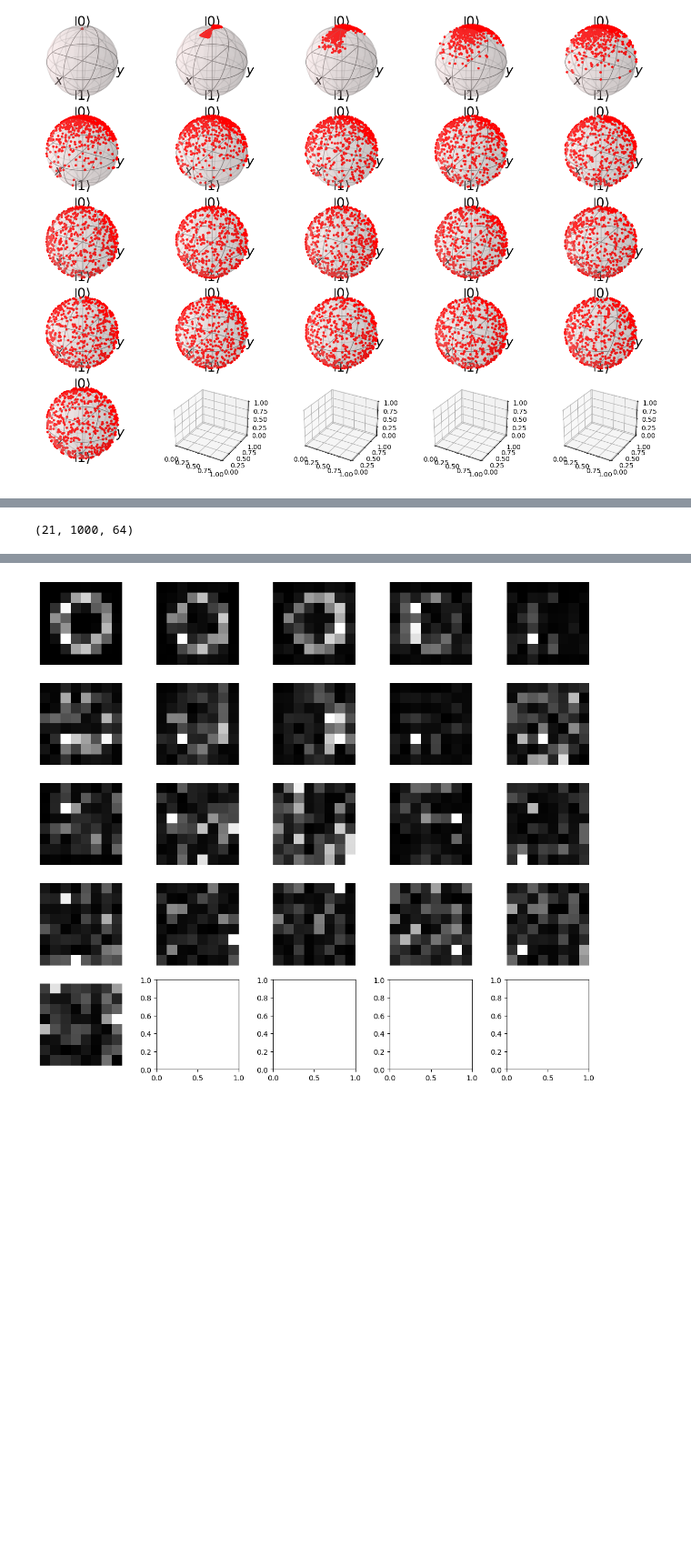
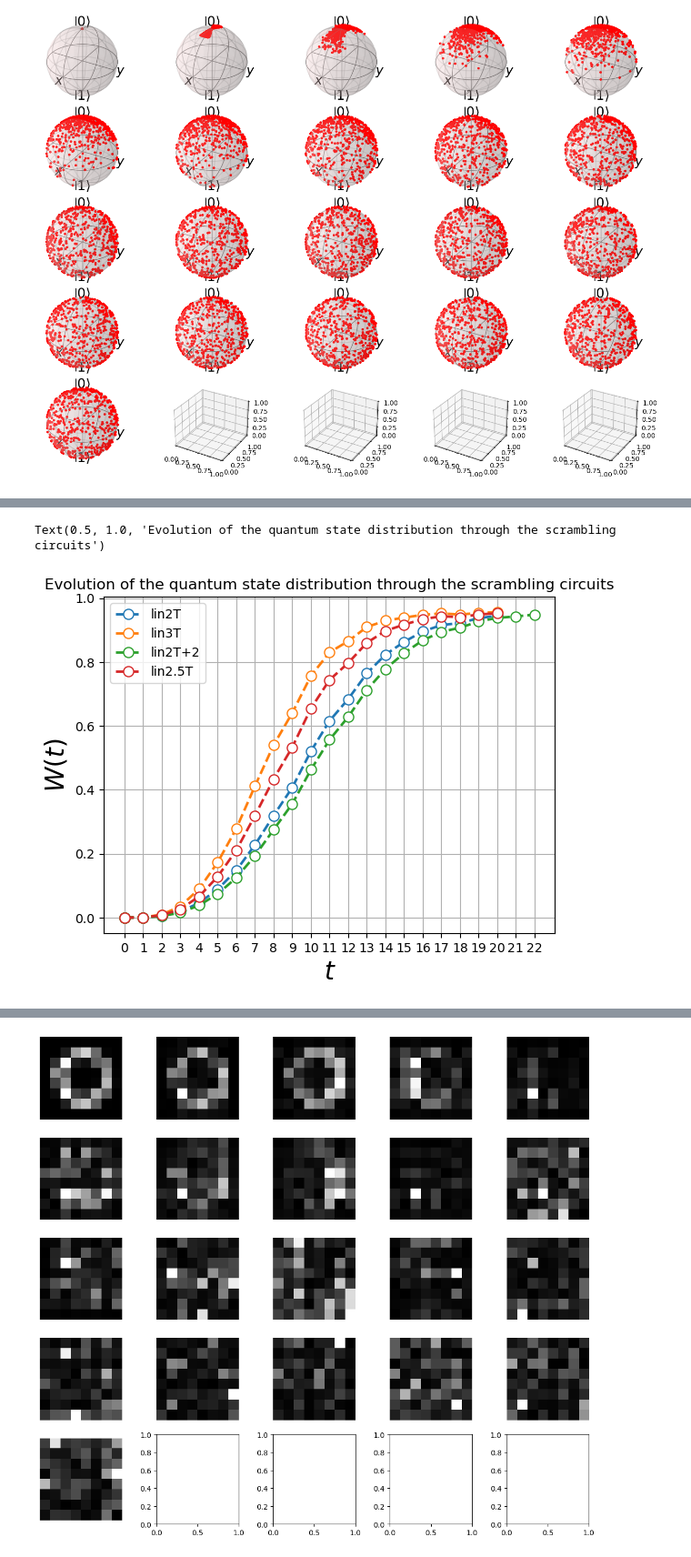
Before and after one commit to alapena/QuantGenMdl, a Jupyter notebook: visualize_noising.ipynb, the cells around one changed output, grey strips where cells are left out. Shown at 91% size. Saved outputs shown, nothing was run; the diff lists cells and outputs as text; code cells hidden in the pictures; blank space fills up the shorter version.

```diff
--- a/visualize_noising.ipynb
+++ b/visualize_noising.ipynb
@@ -75,4 +73,37 @@ Text(0.5, 1.0, 'Evolution of the quantum state distribution through the scrambli
-# %%
-diffused_states.shape
-# %% [output]
-(21, 1000, 64)
+# %%
+# Compare schedules
+n_timesteps = 20
+dir, filename = get_path(config, type='wassdistforward', diffusion_schedule='linear', n_data=n_data, n_pixels=n_pixels, n_qubits=n_qubits, n_timesteps=n_timesteps)
+wass1 = np.load(dir / filename)
+dir, filename = get_path(config, type='wassdistforward', diffusion_schedule='pow6', n_data=n_data, n_pixels=n_pixels, n_qubits=n_qubits, n_timesteps=n_timesteps)
+wass2 = np.load(dir / filename)
+dir, filename = get_path(config, type='wassdistforward', diffusion_schedule='pow100', n_data=n_data, n_pixels=n_pixels, n_qubits=n_qubits, n_timesteps=n_timesteps)
+wass3 = np.load(dir / filename)
+dir, filename = get_path(config, type='wassdistforward', diffusion_schedule='powint4', n_data=n_data, n_pixels=n_pixels, n_qubits=n_qubits, n_timesteps=n_timesteps)
+wass4 = np.load(dir / filename)
+dir, filename = get_path(config, type='wassdistforward', diffusion_schedule='lin2T', n_data=n_data, n_pixels=n_pixels, n_qubits=n_qubits, n_timesteps=n_timesteps)
+wass5 = np.load(dir / filename)
+dir, filename = get_path(config, type='wassdistforward', diffusion_schedule='lin3T', n_data=n_data, n_pixels=n_pixels, n_qubits=n_qubits, n_timesteps=n_timesteps)
+wass6 = np.load(dir / filename)
+dir, filename = get_path(config, type='wassdistforward', diffusion_schedule='lin2T', n_data=n_data, n_pixels=n_pixels, n_qubits=n_qubits, n_timesteps=n_timesteps+2)
+wass7 = np.load(dir / filename)
+dir, filename = get_path(config, type='wassdistforward', diffusion_schedule='lin2.5T', n_data=n_data, n_pixels=n_pixels, n_qubits=n_qubits, n_timesteps=n_timesteps)
+wass8 = np.load(dir / filename)
+
+# plt.plot(wass1, 'o--', label='linear', mfc='white', markersize=8, lw=2)
+# plt.plot(wass2, 'o--', label='pow6', mfc='white', markersize=8, lw=2)
+# plt.plot(wass3, 'o--', label='pow100', mfc='white', markersize=8, lw=2)
+# plt.plot(wass4, 'o--', label='powint4', mfc='white', markersize=8, lw=2)
+plt.plot(wass5, 'o--', label='lin2T', mfc='white', markersize=8, lw=2)
+plt.plot(wass6, 'o--', label='lin3T', mfc='white', markersize=8, lw=2)
+plt.plot(wass7, 'o--', label='lin2T+2', mfc='white', markersize=8, lw=2)
+plt.plot(wass8, 'o--', label='lin2.5T', mfc='white', markersize=8, lw=2)
+plt.ylabel(r'$W(t)$', fontsize=20)
+plt.xlabel(r'$t$', fontsize=20)
+plt.xticks(range(n_timesteps+3))
+plt.grid(True)
+plt.legend()
+plt.title(f'Evolution of the quantum state distribution through the scrambling circuits')
+# %% [output]
+Text(0.5, 1.0, 'Evolution of the quantum state distribution through the scrambling circuits')
+[figure, added]
```
Also changed, not shown: parts of 6 cells of this notebook, 2 other files.
